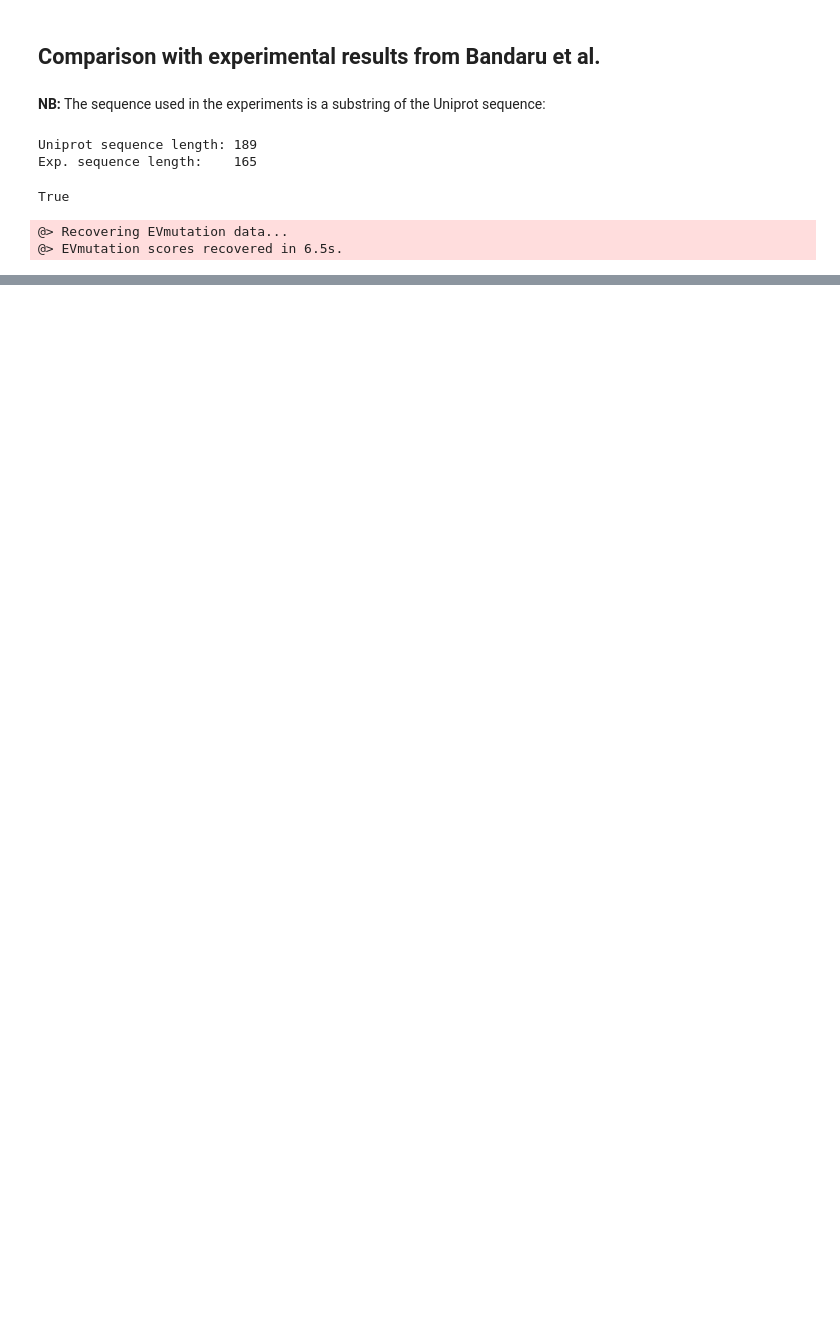
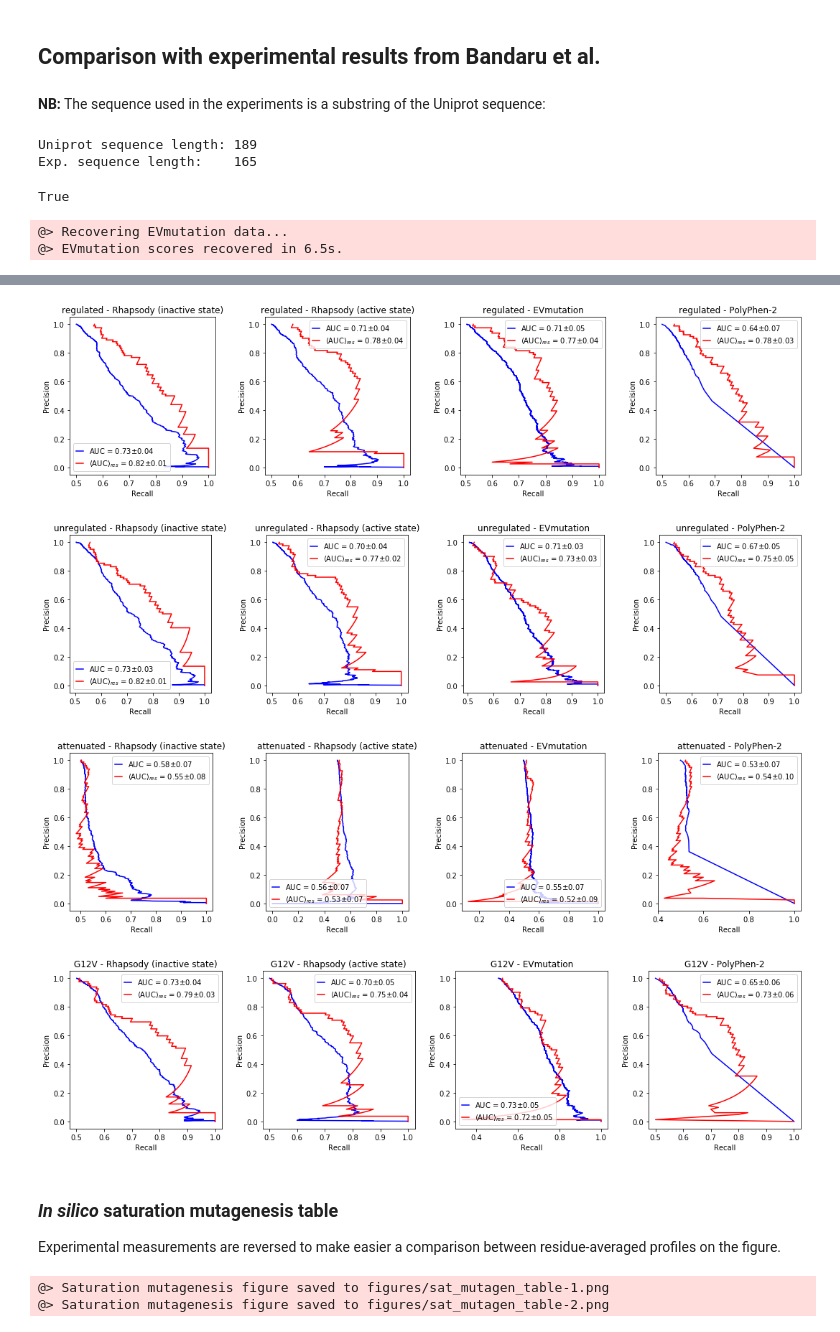
Before and after one commit to prody/rhapsody-tutorials, a Jupyter notebook: RAS_analysis/RAS_variants_analysis.ipynb, the cells around one changed output, grey strips where cells are left out. Drawn from its saved outputs; the diff is of its cells as text; code cells hidden in the pictures; blank space fills up the shorter version.

```diff
--- a/RAS_analysis/RAS_variants_analysis.ipynb
+++ b/RAS_analysis/RAS_variants_analysis.ipynb
@@ -462,0 +437,51 @@ for case, exp_score in exp_scores.items():
+# %%
+for case in exp_scores:
+
+    fig, axes = plt.subplots(1, 4, figsize=(15,4))
+
+    for i, ax in enumerate(axes):
+        method = methods[i]
+
+        m = metrics[case][method]
+
+        # plot for individual fitness effects
+        auc = m[50]['AUPRC']
+        err = np.std([m[q]['AUPRC'] for q in (40,50,60)])
+        l = r'AUC = {:4.2f}$\pm${:4.2f}'.format(auc, err)
+        ax.plot(m[50]['PRC'][0], m[50]['PRC'][1], 'b-', label=l)
+#         ax.plot(m[40]['PRC'][0], m[40]['PRC'][1], 'b--', lw=1)
+#         ax.plot(m[60]['PRC'][0], m[60]['PRC'][1], 'b--', lw=1)
+
+        # plot for residue-averaged fitness effects
+        auc = m[50]['avg_AUPRC']
+        err = np.std([m[q]['avg_AUPRC'] for q in (40,50,60)])
+        l = r'$\langle$AUC$\rangle _{res}$ = '
+        l += r'{:4.2f}$\pm${:4.2f}'.format(auc, err)
+        ax.plot(m[50]['avg_PRC'][0], m[50]['avg_PRC'][1], 'r-', label=l)
+#         ax.plot(m[40]['avg_PRC'][0], m[40]['avg_PRC'][1], 'r--', lw=1)
+#         ax.plot(m[60]['avg_PRC'][0], m[60]['avg_PRC'][1], 'r--', lw=1)
+
+        # set labels
+        ax.set_title(f'{case[:-4]} - {method}')
+        ax.set_xlabel('Recall')
+        ax.set_ylabel('Precision')
+        ax.legend(handlelength=1)
+
+    fig.tight_layout()
+    plt.savefig(f'figures/PRC-{case}.png', dpi=300)
+# %% [output]
+[figure, added]
+[figure, added]
+[figure, added]
+[figure, added]
+# %% [markdown]
+### *In silico* saturation mutagenesis table
+Experimental measurements are reversed to make easier a comparison between residue-averaged profiles on the figure.
+# %%
+exp_score = - exp_scores['regulated_RAS']
+
+print_sat_mutagen_figure('figures/sat_mutagen_table-1', rh, other_preds=exp_score, res_interval=(1,95))
+print_sat_mutagen_figure('figures/sat_mutagen_table-2', rh, other_preds=exp_score, res_interval=(95,190))
+# %% [output]
+@> Saturation mutagenesis figure saved to figures/sat_mutagen_table-1.png
+@> Saturation mutagenesis figure saved to figures/sat_mutagen_table-2.png
```
Also changed, not shown: parts of 18 cells of this notebook.
